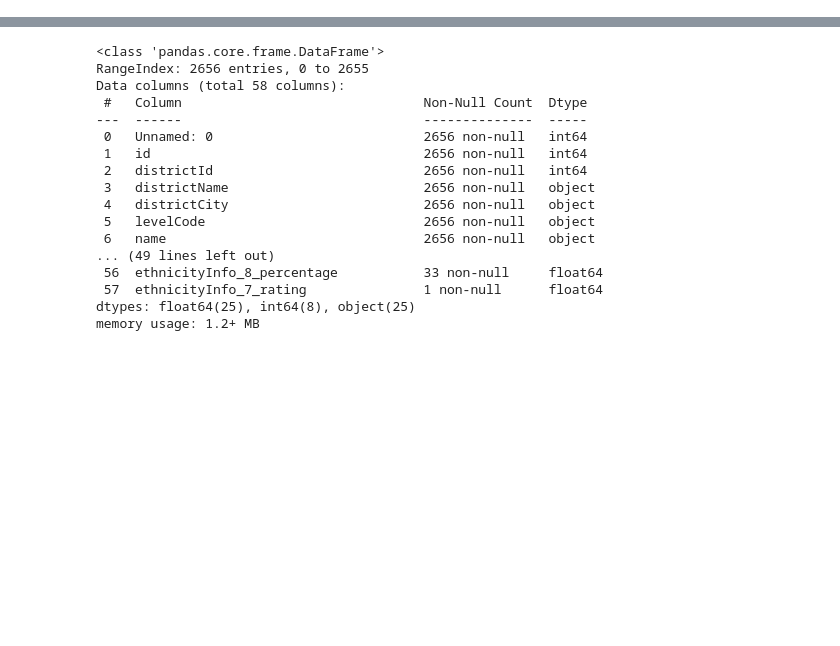
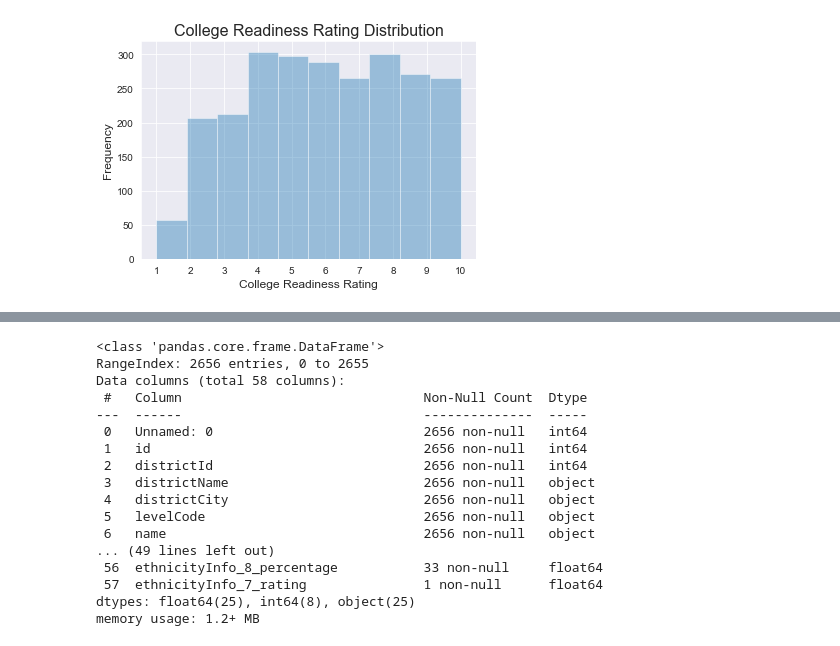
Before and after one commit to MLondon1027/Great-Schools-Ratings, a Jupyter notebook: Capstone_1_EDA.ipynb, the cells around one changed output, grey strips where cells are left out. Cells and saved outputs as stored; diff of their text form; code cells hidden in the pictures; blank space fills up the shorter version.

```diff
--- a/Capstone_1_EDA.ipynb
+++ b/Capstone_1_EDA.ipynb
@@ -16,3 +16,16 @@ df['percentLowIncome'] = df['percentLowIncome'].str.strip('%')
 df['collegeEnrollmentData_state_average'] = df['collegeEnrollmentData_state_average'].astype(float)
 df['collegeEnrollmentData_school_value'] = df['collegeEnrollmentData_school_value'].astype(float)
 df['percentLowIncome'] = df['percentLowIncome'].astype(float)
+# %%
+# Visualize college readiness rating distribution
+def college_readiness_distribution(df):
+    sns.set_style("darkgrid")
+    sns.distplot(df["subratings_College Readiness Rating"], bins=10, kde=False)
+    plt.title('College Readiness Rating Distribution', fontsize=16)
+    plt.xlabel('College Readiness Rating', fontsize=12)
+    plt.ylabel('Frequency', fontsize=12)
+    plt.xticks(np.arange(df["subratings_College Readiness Rating"].min(), df["subratings_College Readiness Rating"].max()+1));
+# %%
+college_readiness_distribution(df)
+# %% [output]
+[figure, added]
```
Also changed, not shown: parts of 4 cells of this notebook.
